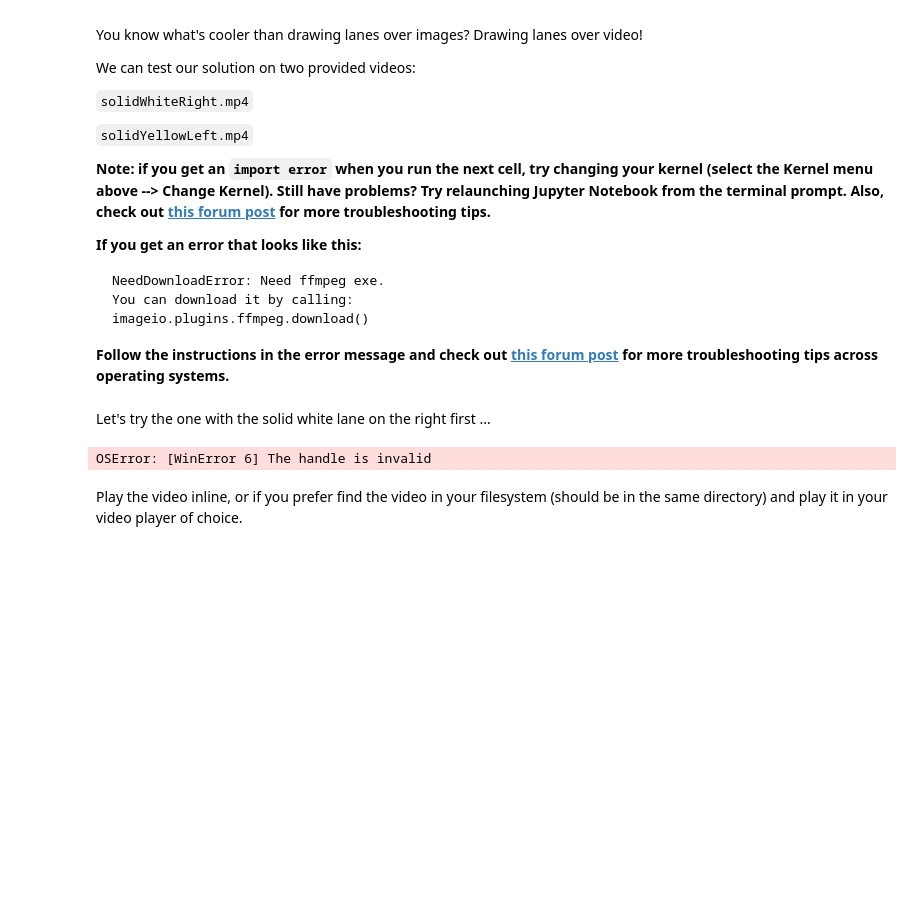
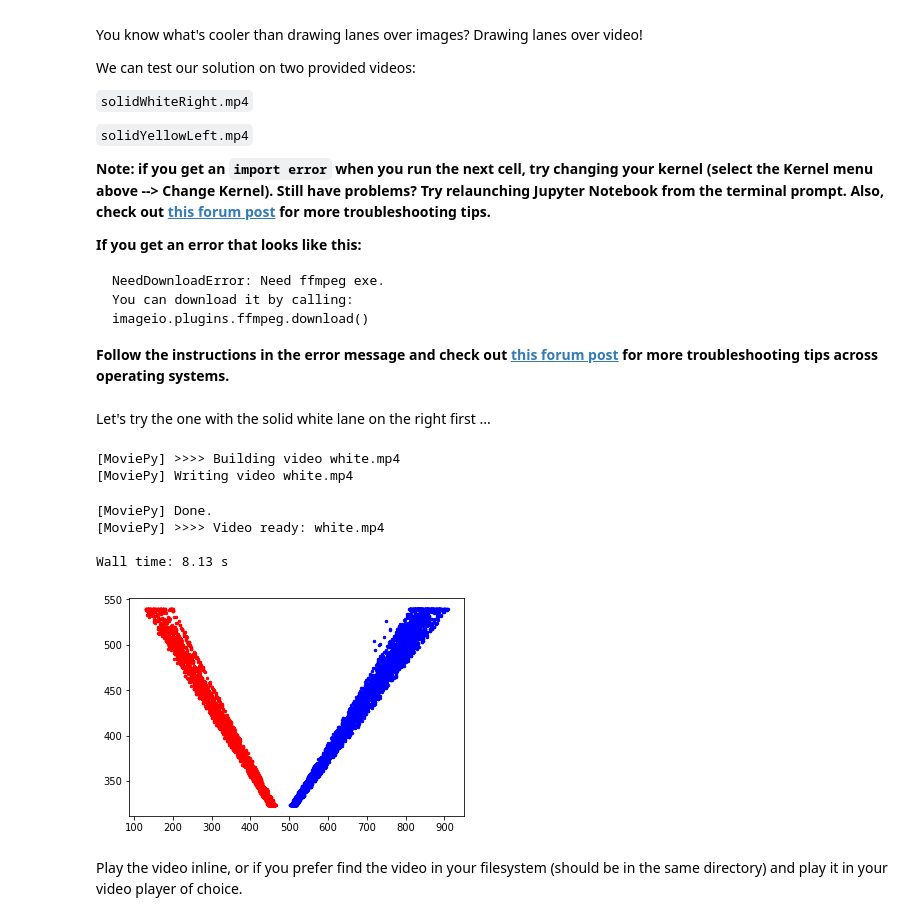
Before and after one commit to Ridgebeck/CarND-LaneLines-P1, a Jupyter notebook: P1.ipynb, the cells around one changed output. Saved outputs shown, nothing was run; the diff lists cells and outputs as text; code cells hidden in the pictures; blank space fills up the shorter version.

Commit message:
Final tuning for first two videos.

```diff
--- a/P1.ipynb
+++ b/P1.ipynb
@@ -332,10 +335,14 @@ def process_image(image):
     # TODO: put your pipeline here,
     # you should return the final output (image where lines are drawn on lanes)
 
+    #Save size of original picture
+    y_size = image.shape[0]
+    x_size = image.shape[1]
+
     # Create a mask for a region
-    horizon = 0.60*Y_SIZE
-    vertices = np.array([[0.12*X_SIZE, Y_SIZE],[0.46*X_SIZE, horizon],[0.54*X_SIZE, horizon],[0.95*X_SIZE, Y_SIZE]], np.int32)
-    #vertices = numpy.array(point_array,dtype='int32')
+    horizon = 0.60*y_size
+    vertices = np.array([[0.13*x_size, y_size],[0.46*x_size, horizon],[0.54*x_size, horizon],[0.95*x_size, y_size]], np.int32)
+    #Create masked image
     masked_image = region_of_interest(image, [vertices])
 
     #Create Grayscale of original image
@@ -348,39 +355,39 @@ def process_image(image):
     #Apply Canny Edge Detection
     low_threshold = 50
     high_threshold = 150
-    edges = cv2.Canny(blur_gray, low_threshold, high_threshold)
+    edges = cv2.Canny(gray, low_threshold, high_threshold)
 
     #Mask the picture
     masked_edges = region_of_interest(edges, [vertices])
 
     #Hough Lines
-    rho = 5              # distance resolution in pixels of the Hough grid
-    theta = np.pi/180    # angular resolution in radians of the Hough grid
-    threshold = 10       # minimum number of votes (intersections in Hough grid cell)
-    min_line_len =25     # minimum number of pixels making up a line
-    max_line_gap = 15    # maximum gap in pixels between connectable line segments
+    rho = 5             # distance resolution in pixels of the Hough grid
+    theta = np.pi/180   # angular resolution in radians of the Hough grid
+    threshold = 10      # minimum number of votes (intersections in Hough grid cell)
+    min_line_len =25    # minimum number of pixels making up a line
+    max_line_gap = 10   # maximum gap in pixels between connectable line segments
     masked_hough, lines = hough_lines(masked_edges, image, rho, theta, threshold, min_line_len, max_line_gap)
 
     #Reduce to two solid lines
     image_copy = np.copy(image)
     final_image = average_lines(image_copy, lines, horizon)
 
-    #print ("Final Image:")
-    #plt.imshow(final_image)
-    #plt.show()
-
-    return Image.fromarray(final_image, 'RGB')
-
-#process_image(mpimg.imread('test_images/solidWhiteRight.jpg'))
+    return final_image
 # %% [markdown]
 Let's try the one with the solid white lane on the right first ...
 # %%
 white_output = 'white.mp4'
 clip1 = VideoFileClip("solidWhiteRight.mp4")
-#white_clip = clip1.fl_image(process_image) #NOTE: this function expects color images!!
-#%time white_clip.write_videofile(white_output, audio=False)
+white_clip = clip1.fl_image(process_image) #NOTE: this function expects color images!!
+%time white_clip.write_videofile(white_output, audio=False)
 # %% [output]
-OSError: [WinError 6] The handle is invalid
+[MoviePy] >>>> Building video white.mp4
+[MoviePy] Writing video white.mp4
+[MoviePy] Done.
+[MoviePy] >>>> Video ready: white.mp4
+
+Wall time: 8.13 s
+[figure, added]
 # %% [markdown]
 Play the video inline, or if you prefer find the video in your filesystem (should be in the same directory) and play it in your video player of choice.
 # %%
```
Also changed, not shown: parts of 8 cells of this notebook, 3 other files.
